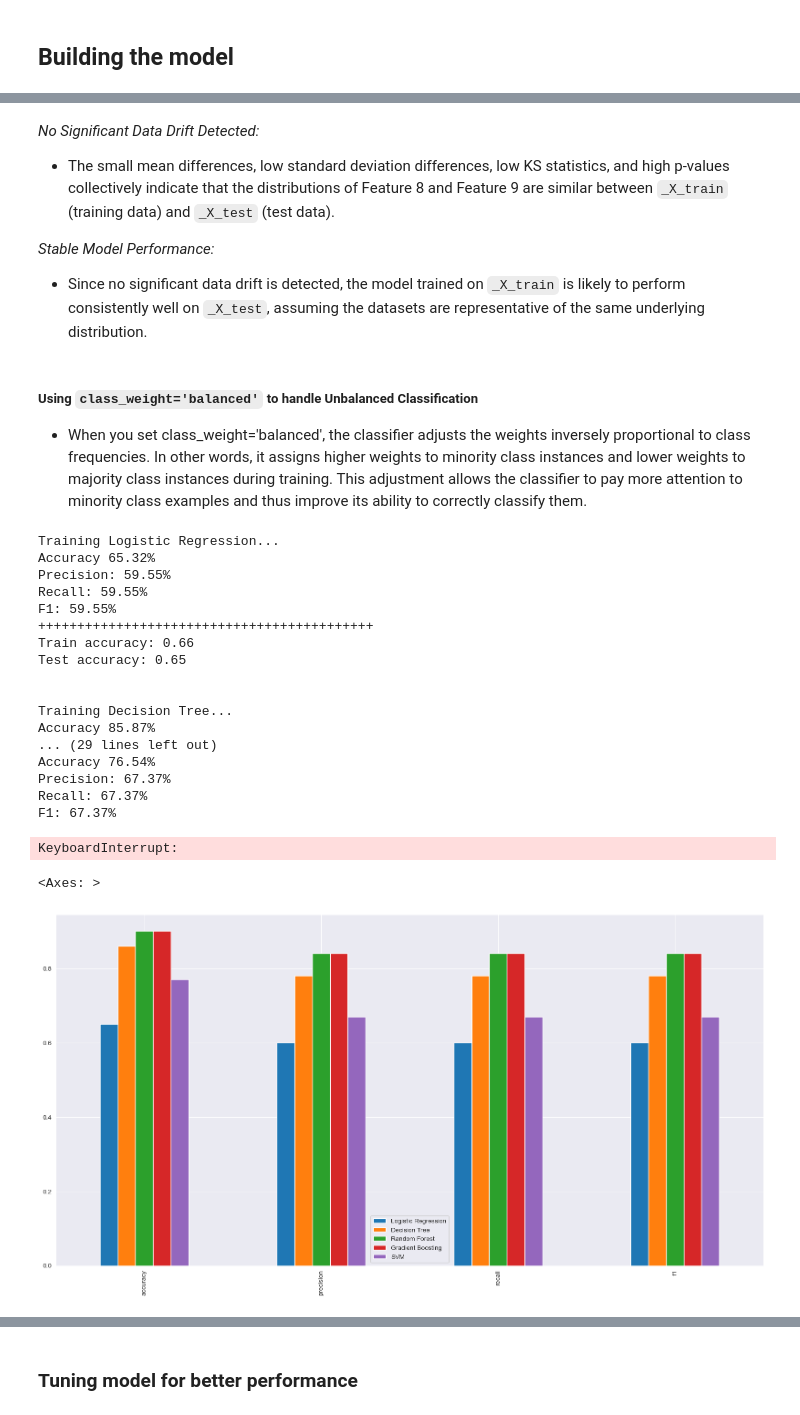
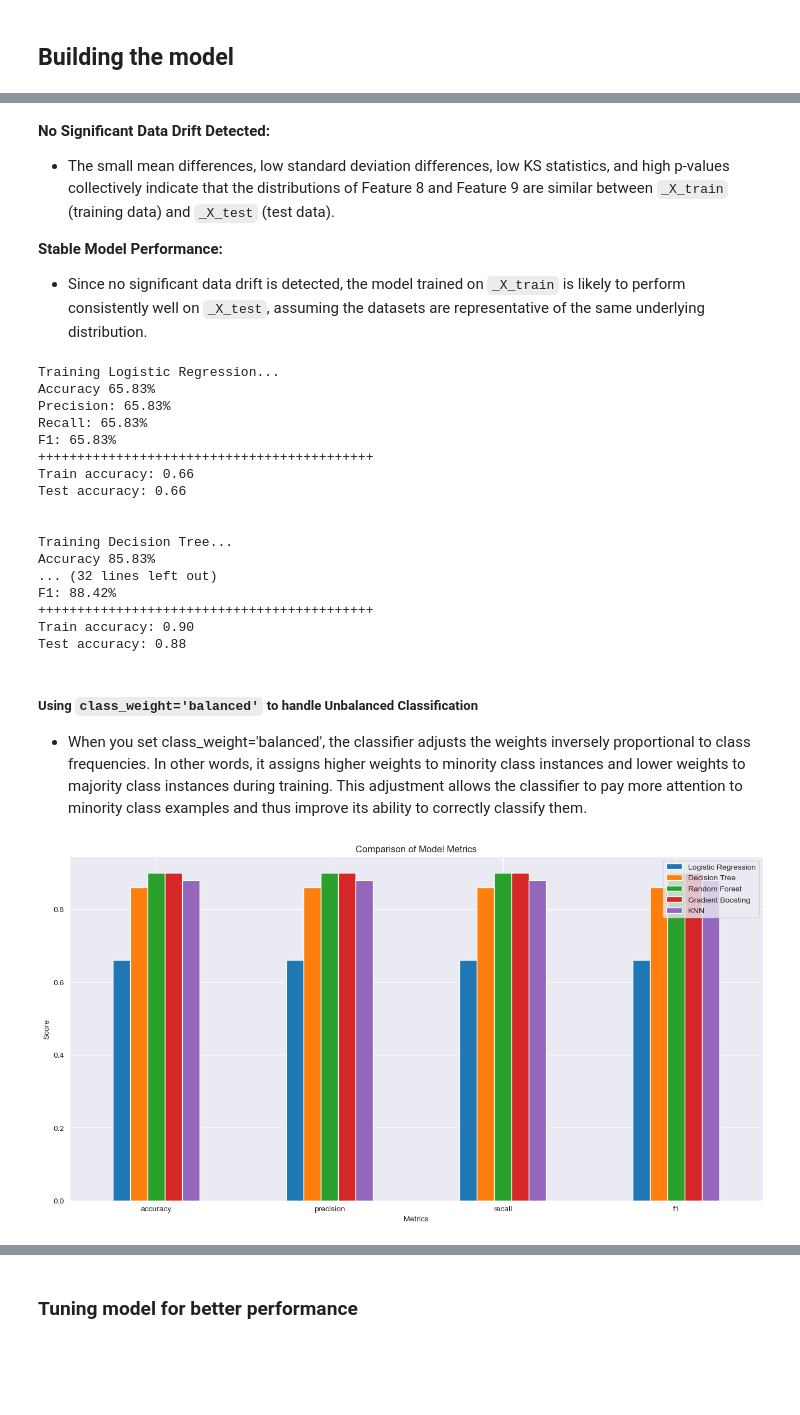
Before and after one commit to kudzaiprichard/loan_prediction_api, a Jupyter notebook: app/models/probability_of_default.ipynb, the cells around one changed output, grey strips where cells are left out. Cells and saved outputs as stored; diff of their text form; code cells hidden in the pictures; blank space fills up the shorter version.

```diff
--- a/app/models/probability_of_default.ipynb
+++ b/app/models/probability_of_default.ipynb
@@ -890,17 +953,14 @@ Index(['is_employed', 'location', 'number_of_defaults', 'interest_rate', 'age',
 # %% [markdown]
 ## Building the model
 # %%
-from sklearn.metrics import precision_score, recall_score, f1_score
-
-
-def evaluate_preds(y_true, y_preds):
+def evaluate_preds(e_y_test, e_y_preds):
     """
     performs evaluation comparison on y_true labels vs y_preds labels
     """
-    accuracy    =   accuracy_score(y_true, y_preds)
-    precision   =   precision_score(y_test, y_preds,average="micro")
-    recall      =   recall_score(y_test, y_preds, average="micro")
-    f1          =   f1_score(y_test, y_preds, average="micro")
+    accuracy    =   accuracy_score(e_y_test, e_y_preds)
+    precision   =   precision_score(e_y_test, e_y_preds,average="micro")
+    recall      =   recall_score(e_y_test, e_y_preds, average="micro")
+    f1          =   f1_score(e_y_test, e_y_preds, average="micro")
 
     matrix_ev_dict = dict({
         "accuracy"    : round(accuracy,2),
@@ -998,21 +1066,14 @@ KS statistic: 0.0015, p-value: 1.0000
 No significant data drift for feature 9
 No significant data drift detected. Model performance remains stable.
 # %% [markdown]
-*No Significant Data Drift Detected:*
+**No Significant Data Drift Detected:**
 - The small mean differences, low standard deviation differences, low KS statistics, and high p-values collectively indicate that the distributions of Feature 8 and Feature 9 are similar between `_X_train` (training data) and `_X_test` (test data).
 
-*Stable Model Performance:*
+**Stable Model Performance:**
 - Since no significant data drift is detected, the model trained on `_X_train` is likely to perform consistently well on `_X_test`, assuming the datasets are representative of the same underlying distribution.
-# %% [markdown]
-##### Using `class_weight='balanced'` to handle Unbalanced Classification
-- When you set class_weight='balanced', the classifier adjusts the weights inversely proportional to class frequencies. In other words, it assigns higher weights to minority class instances and lower weights to majority class instances during training. This adjustment allows the classifier to pay more attention to minority class examples and thus improve its ability to correctly classify them.
 # %%
+from sklearn.neighbors import KNeighborsClassifier
 
-from sklearn.linear_model import LogisticRegression
-from sklearn.tree import DecisionTreeClassifier
-from sklearn.ensemble import RandomForestClassifier, GradientBoostingClassifier
-from sklearn.svm import SVC, LinearSVC
-from sklearn.metrics import accuracy_score, classification_report, confusion_matrix
 evaluation = []
 # Initialize models
 models = {
@@ -1020,7 +1081,7 @@ models = {
     'Decision Tree': DecisionTreeClassifier(random_state=42, class_weight='balanced'),
     'Random Forest': RandomForestClassifier(random_state=42, class_weight='balanced'),
     'Gradient Boosting': GradientBoostingClassifier(random_state=42),
-    'SVM': SVC(probability=True, class_weight='balanced')  # Enable probability estimates for ROC-AUC calculation
+    'KNN': KNeighborsClassifier(n_neighbors=5)
 }
 
 # Train and evaluate models
@@ -1041,36 +1102,45 @@ for name, model in models.items():
     print("\n")
 # %% [output]
 Training Logistic Regression...
-Accuracy 65.32%
-Precision: 59.55%
-Recall: 59.55%
-F1: 59.55%
+Accuracy 65.83%
+Precision: 65.83%
+Recall: 65.83%
+F1: 65.83%
 +++++++++++++++++++++++++++++++++++++++++++
 Train accuracy: 0.66
-Test accuracy: 0.65
+Test accuracy: 0.66
 
 
 Training Decision Tree...
-Accuracy 85.87%
-... (29 lines left out)
-Accuracy 76.54%
-Precision: 67.37%
-Recall: 67.37%
-F1: 67.37%
+Accuracy 85.83%
+... (32 lines left out)
+F1: 88.42%
++++++++++++++++++++++++++++++++++++++++++++
+Train accuracy: 0.90
+Test accuracy: 0.88
-KeyboardInterrupt:
+# %% [markdown]
+##### Using `class_weight='balanced'` to handle Unbalanced Classification
+- When you set class_weight='balanced', the classifier adjusts the weights inversely proportional to class frequencies. In other words, it assigns higher weights to minority class instances and lower weights to majority class instances during training. This adjustment allows the classifier to pay more attention to minority class examples and thus improve its ability to correctly classify them.
 # %%
 compare_metrics = pd.DataFrame({
     "Logistic Regression" : evaluation[0],
     "Decision Tree": evaluation[1],
     "Random Forest": evaluation[2],
     "Gradient Boosting": evaluation[3],
-    "SVM": evaluation[4],
+    "KNN": evaluation[4]
 })
 
-compare_metrics.plot.bar(figsize=(20,10))
+# Plotting the bar graph with a larger figsize
+plt.figure(figsize=(16, 8))  # Adjust the width and height as needed
+compare_metrics.plot.bar(ax=plt.gca())
+plt.title('Comparison of Model Metrics')
+plt.xlabel('Metrics')
+plt.ylabel('Score')
+plt.xticks(rotation=0)  # Rotate x-axis labels if needed
+plt.legend(loc='upper right')
+plt.show()
 # %% [output]
-<Axes: >
-[figure, old version]
+[figure, new version]
 # %% [markdown]
 Based on the evaluation metrics (accuracy, precision, recall, F1-score), both Random Forest and Gradient Boosting perform exceptionally well. However, I will choose Random Forest over Gradient Boosting for the following reasons:
 
```
Also changed, not shown: parts of 72 cells of this notebook, 9 other files.
